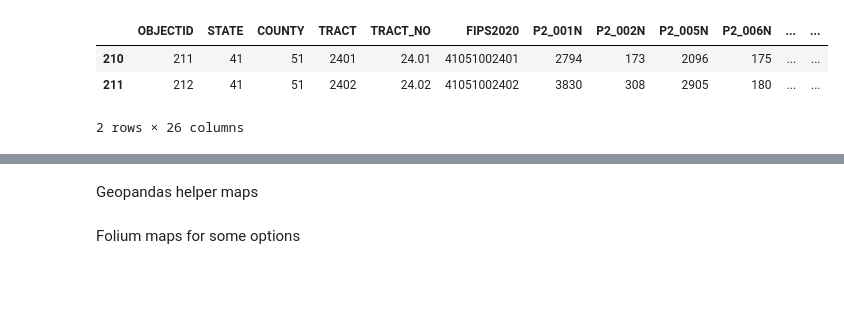
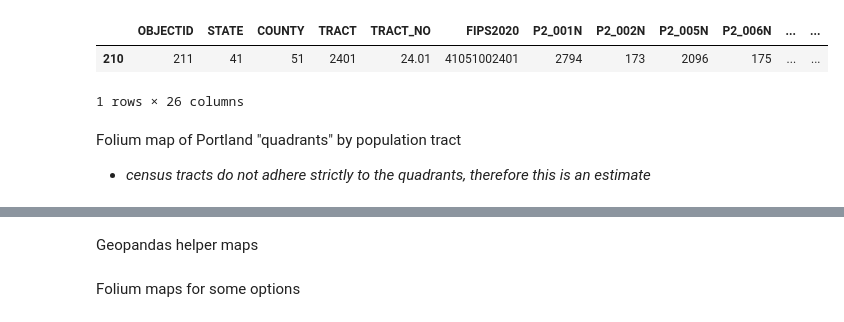
Before and after one commit to wpbSabi/portland_potential_districts, a Jupyter notebook: mapping tracts in python.ipynb, the cells around one changed output, grey strips where cells are left out. Saved outputs shown, nothing was run; the diff lists cells and outputs as text; code cells hidden in the pictures; blank space fills up the shorter version.

```diff
--- a/mapping tracts in python.ipynb
+++ b/mapping tracts in python.ipynb
@@ -5,9 +5,8 @@ import pandas as pd
 # %%
 # Import the shapefile with data
 gdf = gpd.read_file('data/Census_Tracts_2020_Redistricting_Data.shp')
-# Import the labels that I gave to the tracts
+# Import labels given to tracts for district options and analysis
 labels = pd.read_csv('data/tract_labels.csv').drop(['TRACT_NO', 'FIPS2020'], axis=1)
-# labels = pd.read_csv('data/tract_labels and validation - details.csv').drop(['TRACT_NO', 'FIPS2020'], axis=1)
 # Cast types to enable merge
 gdf['STATE'] = gdf['STATE'].astype('int64')
 gdf['COUNTY'] = gdf['COUNTY'].astype('int64')
@@ -16,9 +15,12 @@ gdf['TRACT'] = gdf['TRACT'].astype('int64')
 gdf = gdf.merge(labels, on=['STATE', 'COUNTY', 'TRACT'], how='left')
 gdf = gdf[gdf['LABEL']!='Not Portland']
 gdf = gdf[gdf['LABEL'].notnull()]
-gdf[gdf['LABEL'].notnull()].head(2)
-# %% [output]
-|  | OBJECTID | STATE | COUNTY | TRACT | TRACT_NO | FIPS2020 | P2_001N | P2_002N | P2_005N | P2_006N | ... | ... |
-| 210 | 211 | 41 | 51 | 2401 | 24.01 | 41051002401 | 2794 | 173 | 2096 | 175 | ... | ... |
-| 211 | 212 | 41 | 51 | 2402 | 24.02 | 41051002402 | 3830 | 308 | 2905 | 180 | ... | ... |
-2 rows × 26 columns
+# %%
+gdf.head(1)
+# %% [output]
+|  | OBJECTID | STATE | COUNTY | TRACT | TRACT_NO | FIPS2020 | P2_001N | P2_002N | P2_005N | P2_006N | ... | ... |
+| 210 | 211 | 41 | 51 | 2401 | 24.01 | 41051002401 | 2794 | 173 | 2096 | 175 | ... | ... |
+1 rows × 26 columns
+# %% [markdown]
+Folium map of Portland "quadrants" by population tract
+* *census tracts do not adhere strictly to the quadrants, therefore this is an estimate*
```
Also changed, not shown: parts of 6 cells of this notebook.
